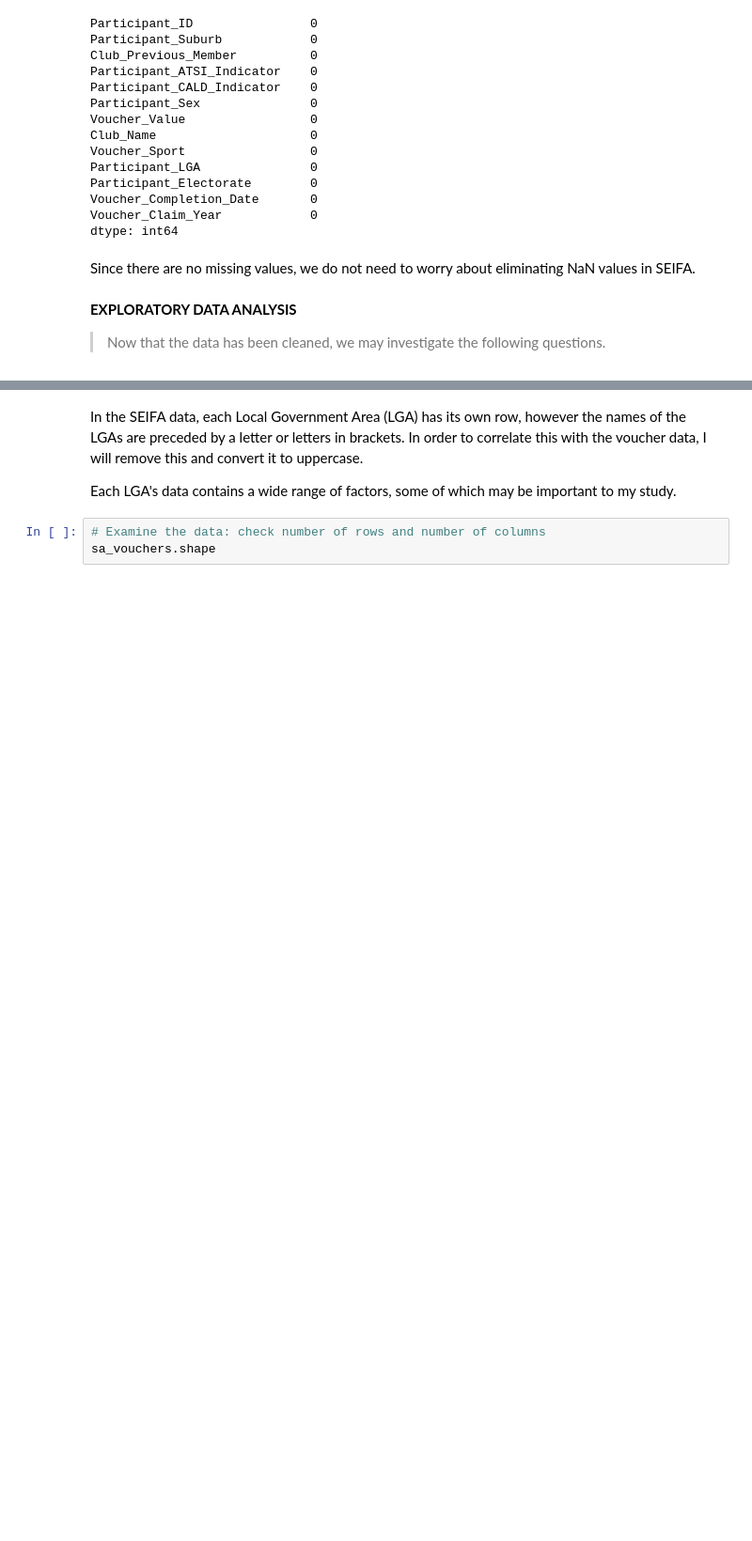
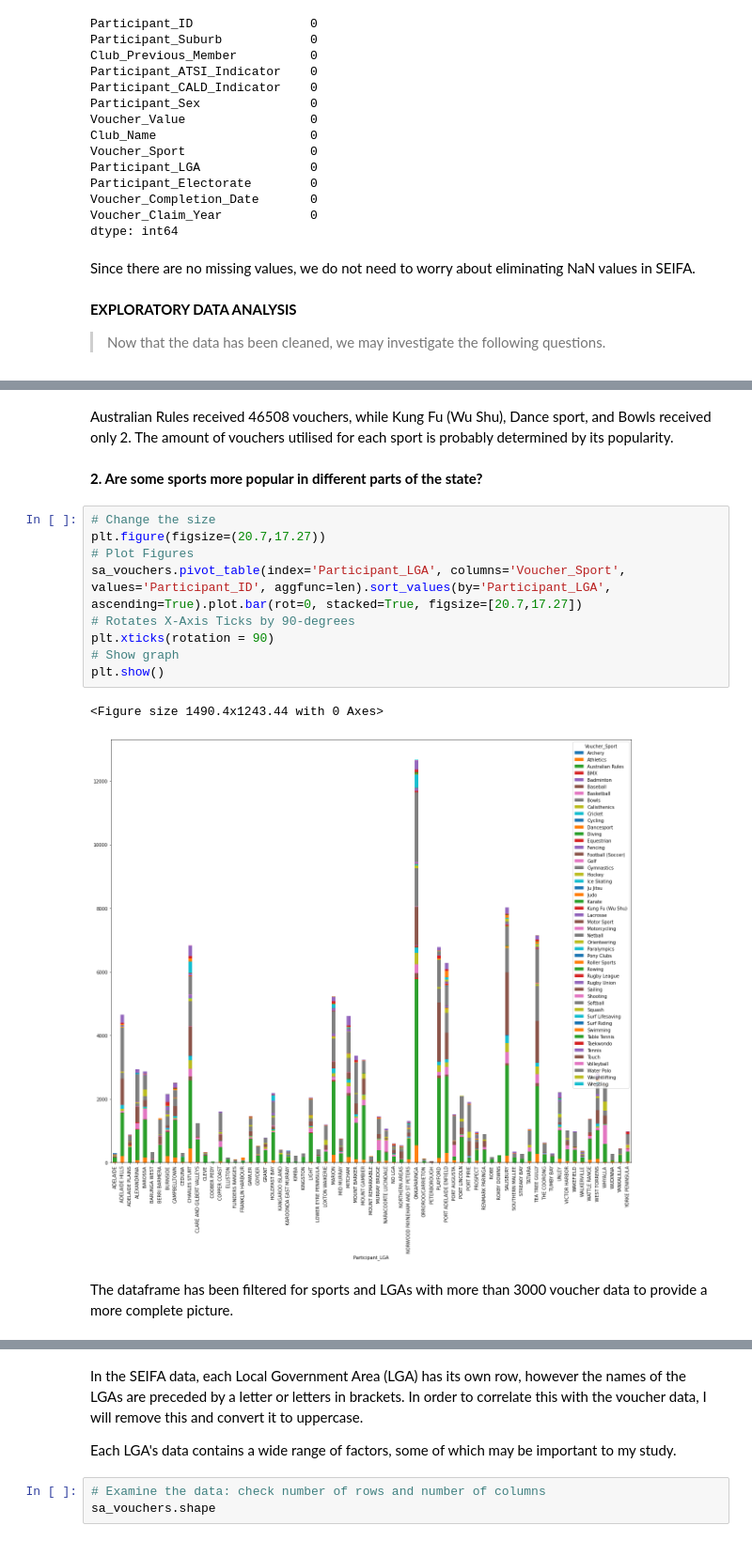
Before and after one commit to MQCOMP2200-S2-2021/data-science-portfolio-avagardiner, a Jupyter notebook: Portfolio 2.ipynb, the cells around one changed output, grey strips where cells are left out. Shown: that part at 94% size. Cells and saved outputs as stored; diff of their text form; blank space fills up the shorter version.

```diff
--- a/Portfolio 2.ipynb
+++ b/Portfolio 2.ipynb
@@ -181,0 +260,18 @@ Since there are no missing values, we do not need to worry about eliminating NaN
+# %% [markdown]
+Australian Rules received 46508 vouchers, while Kung Fu (Wu Shu), Dance sport, and Bowls received only 2. The amount of vouchers utilised for each sport is probably determined by its popularity.
+# %% [markdown]
+**2. Are some sports more popular in different parts of the state?**
+# %%
+# Change the size
+plt.figure(figsize=(20.7,17.27))
+# Plot Figures
+sa_vouchers.pivot_table(index='Participant_LGA', columns='Voucher_Sport', values='Participant_ID', aggfunc=len).sort_values(by='Participant_LGA', ascending=True).plot.bar(rot=0, stacked=True, figsize=[20.7,17.27])
+# Rotates X-Axis Ticks by 90-degrees
+plt.xticks(rotation = 90)
+# Show graph
+plt.show()
+# %% [output]
+<Figure size 1490.4x1243.44 with 0 Axes>
+[figure, added]
+# %% [markdown]
+The dataframe has been filtered for sports and LGAs with more than 3000 voucher data to provide a more complete picture.
```
Also changed, not shown: parts of 12 cells of this notebook.
